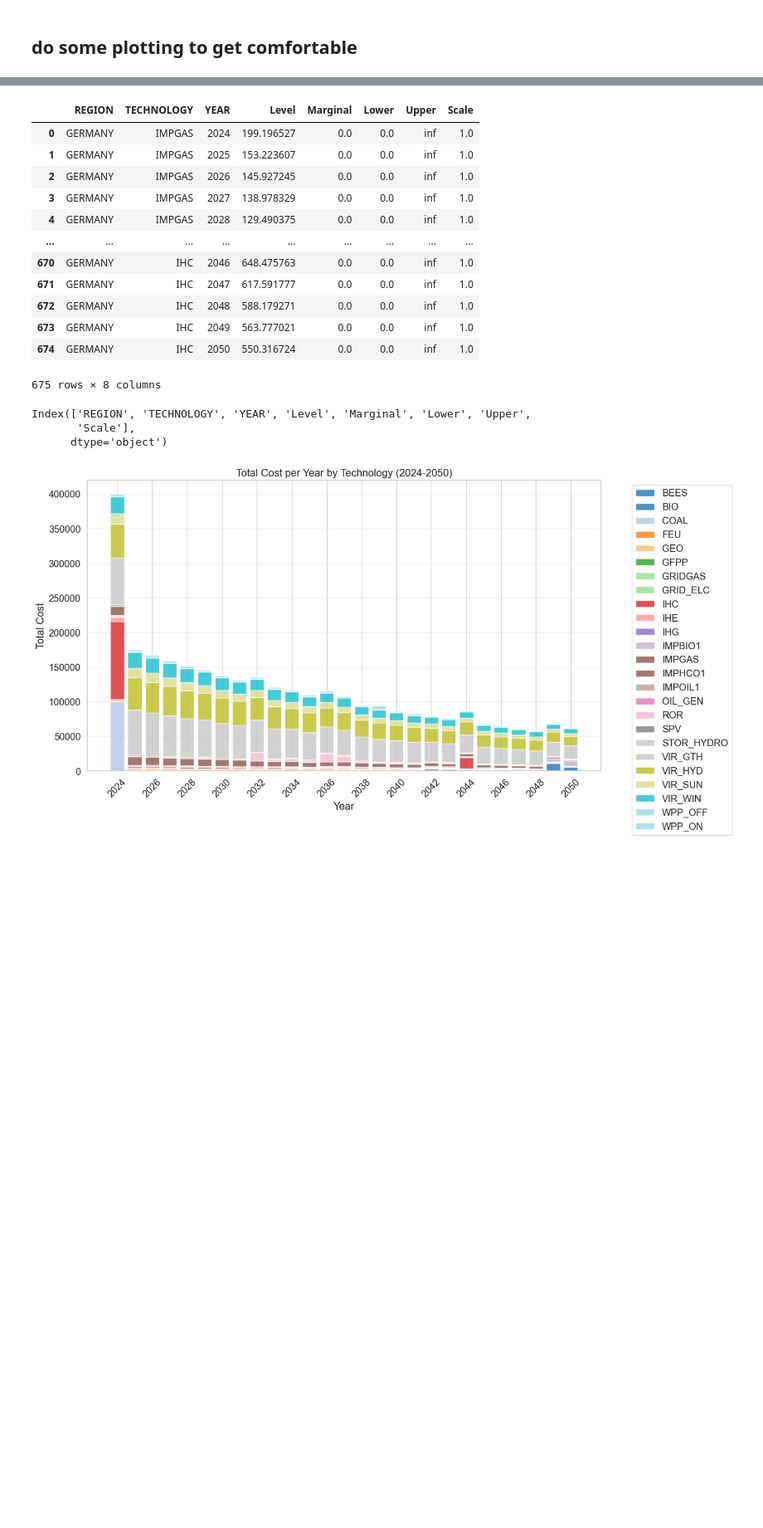
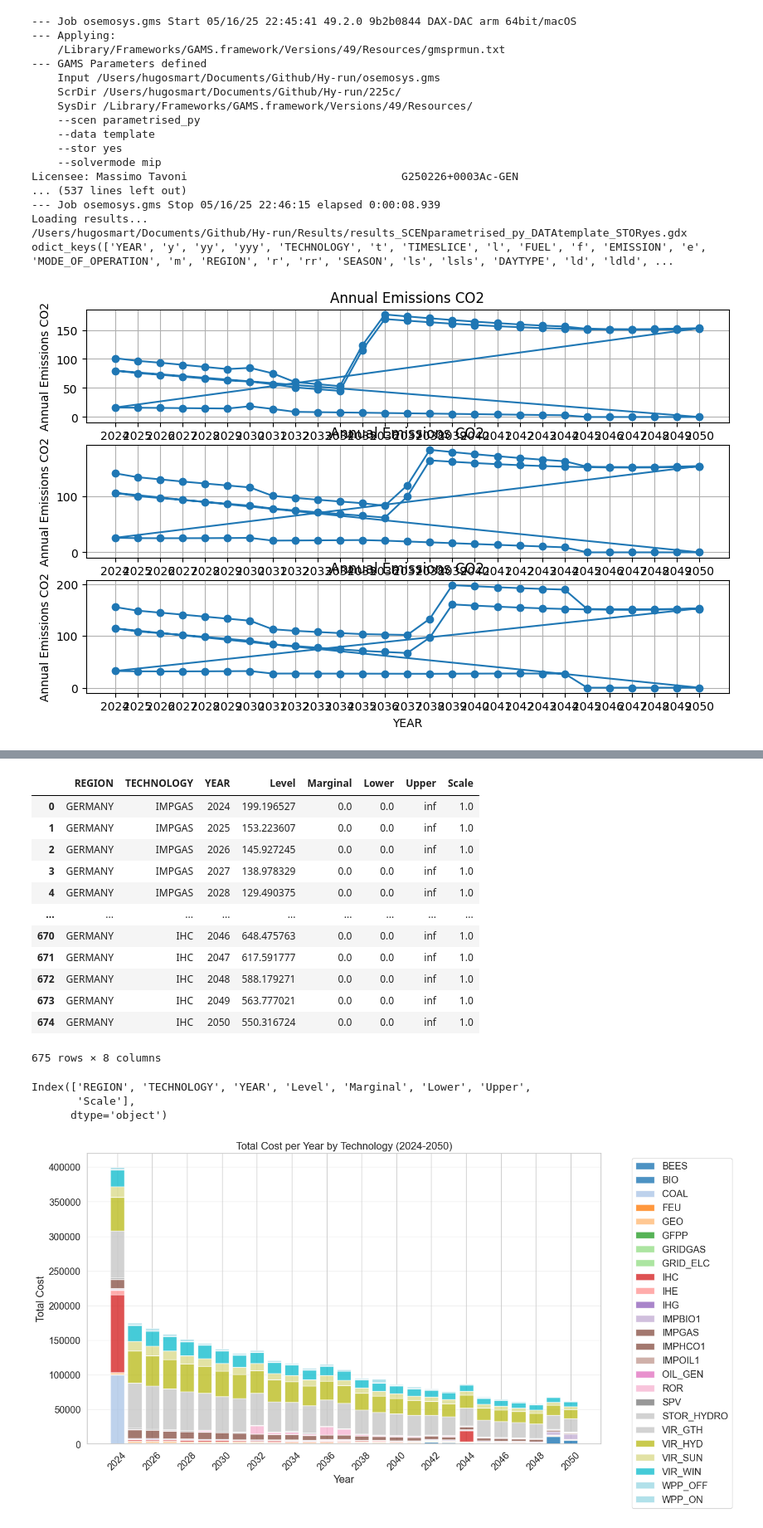
Before and after one commit to Mich8-D/Hy-run, a Jupyter notebook: main.ipynb, the cells around one changed output, grey strips where cells are left out. Shown at 83% size. Cells and saved outputs as stored; diff of their text form; code cells hidden in the pictures; blank space fills up the shorter version.

Commit message:
python results + parametrisation, introduction to plotting

```diff
--- a/main.ipynb
+++ b/main.ipynb
@@ -85,2 +103,73 @@ dfparam = dfs[1]
-# %% [markdown]
-## do some plotting to get comfortable
+# %%
+def plot_name(dictList, name, x_col, y_col, target, title=None, xlabel=None, ylabel=None):
+    """
+    Plot a dataframe with x and y columns.
+    """
+    dfList = []
+    for i in range(0, len(dictList)):
+        dfList.append(dictList[i][name])
+
+    fig, axes = plt.subplots(nrows=len(dfList), ncols=1, figsize=(len(dfList)*5, 6))
+    for i,df in enumerate(dfList):
+        ax = axes[i]
+        ax.plot(df['YEAR'], df['Level'], marker='o')
+        ax.set_title(title if title else f"{y_col} vs {x_col}")
+        ax.set_xlabel(xlabel if xlabel else x_col)
+        ax.set_ylabel(ylabel if ylabel else y_col)
+        ax.grid()
+        #ax.legend([f"{df[target]}"])
+
+    plt.show()
+# %%
+#parametrise and run:
+
+# As example, we will choose to modify GEO CapitalCosts - normally is 4,200
+parameterList = [200, 1000, 10000]
+
+selected_files = [
+    ["parametrised_py", "template", "yes"]
+]
+
+dicts = {}
+for i, p in enumerate(parameterList):
+    with open("Input_template/parametrised_py.gms", "w") as f:
+        f.write(f"CapitalCost('GERMANY','GEO',y) = {p};\n")
+
+    subprocess.run([
+        gams_exe,
+        osemosys_exe,
+        f"--scen=parametrised_py",
+        f"--data=template",
+        f"--stor=yes",
+        "--solvermode=mip"
+    ], check=True)
+
+    results = extract_results(selected_files=selected_files)
+    ourdict = results[0]
+    print(ourdict.keys())
+    dicts[i] = ourdict
+
+dict = list(dicts.values())
+
+plot_name(dicts, "AnnualEmissions", "YEAR", "Level", "EMISSION", title="Annual Emissions CO2", xlabel="YEAR", ylabel="Annual Emissions CO2")
+plot_name(dicts, "AccumulatedNewCapacity", "YEAR", "Level", "TECHNOLOGY", title="Storage Level", xlabel="YEAR", ylabel="Storage Level")
+#plotting in subplots for comparisons
+# %% [output]
+--- Job osemosys.gms Start 05/16/25 22:45:41 49.2.0 9b2b0844 DAX-DAC arm 64bit/macOS
+--- Applying:
+    /Library/Frameworks/GAMS.framework/Versions/49/Resources/gmsprmun.txt
+--- GAMS Parameters defined
+    Input /Users/hugosmart/Documents/Github/Hy-run/osemosys.gms
+    ScrDir /Users/hugosmart/Documents/Github/Hy-run/225c/
+    SysDir /Library/Frameworks/GAMS.framework/Versions/49/Resources/
+    --scen parametrised_py
+    --data template
+    --stor yes
+    --solvermode mip
+Licensee: Massimo Tavoni                                 G250226+0003Ac-GEN
+... (537 lines left out)
+--- Job osemosys.gms Stop 05/16/25 22:46:15 elapsed 0:00:08.939
+Loading results...
+/Users/hugosmart/Documents/Github/Hy-run/Results/results_SCENparametrised_py_DATAtemplate_STORyes.gdx
+odict_keys(['YEAR', 'y', 'yy', 'yyy', 'TECHNOLOGY', 't', 'TIMESLICE', 'l', 'FUEL', 'f', 'EMISSION', 'e', 'MODE_OF_OPERATION', 'm', 'REGION', 'r', 'rr', 'SEASON', 'ls', 'lsls', 'DAYTYPE', 'ld', 'ldld', ...
+[figure, added]
```
Also changed, not shown: parts of 9 cells of this notebook, 2 other files.
